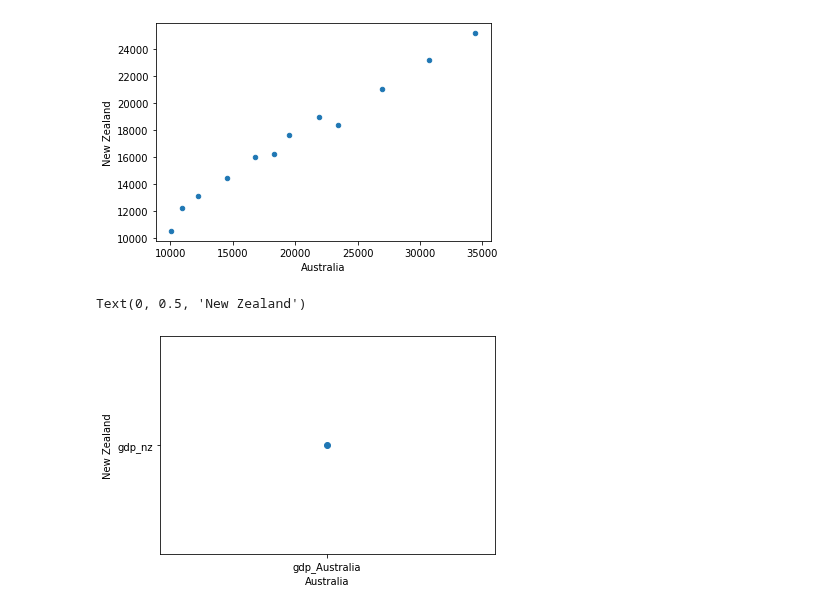
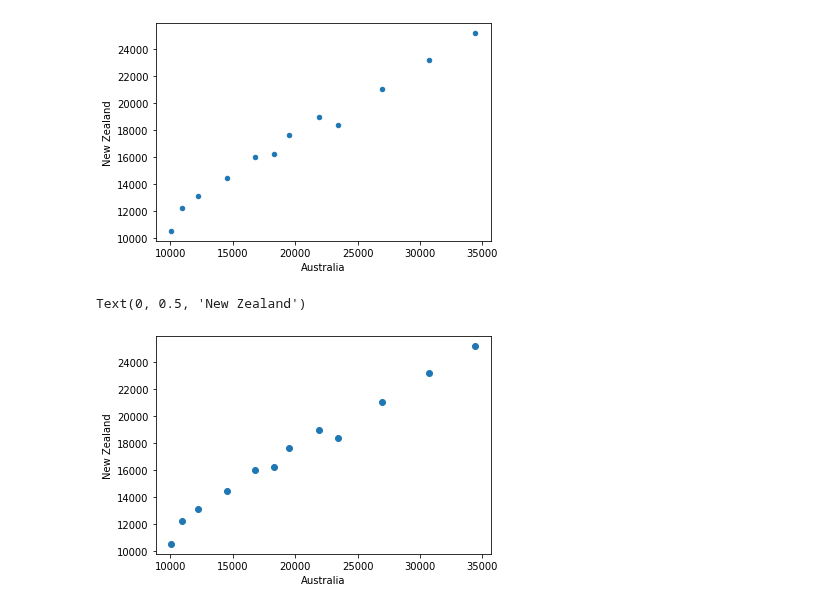
Before and after one commit to ubvu/2024-06-04-python, a Jupyter notebook: notebooks/Analyzing_Data.ipynb, the cells around one changed output. Cells and saved outputs as stored; diff of their text form; code cells hidden in the pictures.

```diff
--- a/notebooks/Analyzing_Data.ipynb
+++ b/notebooks/Analyzing_Data.ipynb
@@ -278,9 +278,9 @@ data.T.plot.scatter(x = "Australia", y = "New Zealand")
 <AxesSubplot:xlabel='Australia', ylabel='New Zealand'>
 [figure]
 # %%
-plt.scatter("gdp_Australia", "gdp_nz")
+plt.scatter(gdp_Australia, gdp_nz)
 plt.xlabel("Australia")
 plt.ylabel("New Zealand")
 # %% [output]
 Text(0, 0.5, 'New Zealand')
-[figure, old version]
+[figure, new version]
```
